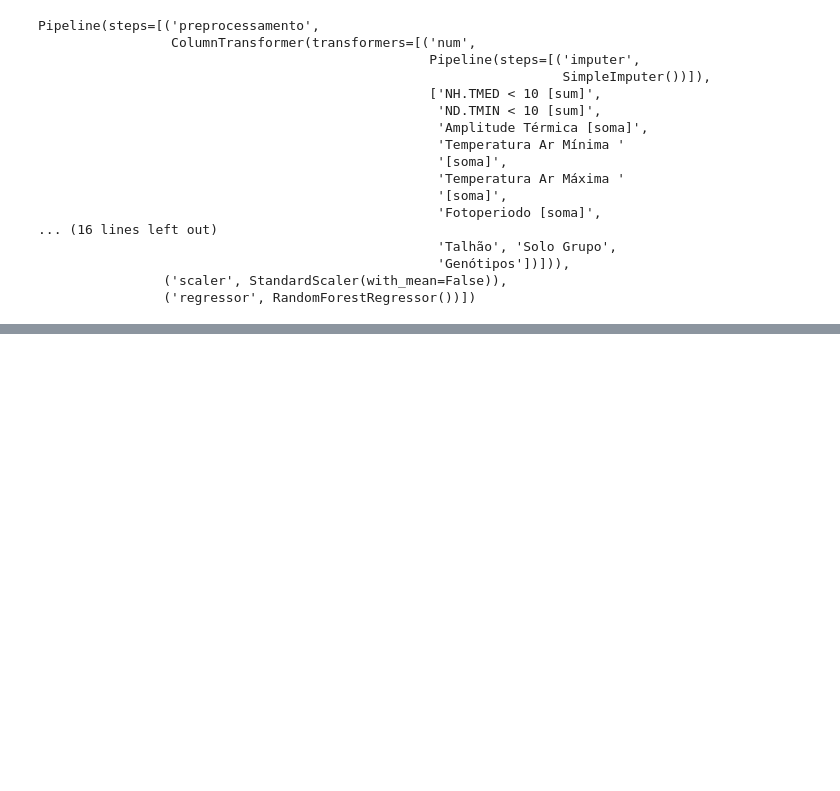
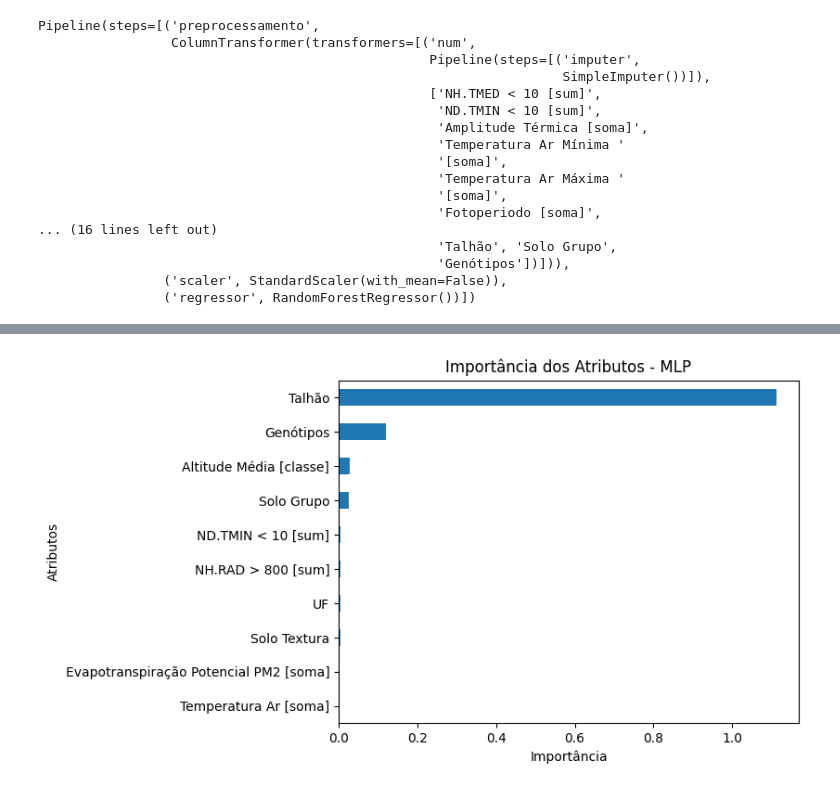
Before and after one commit to daninatan/machine-learn, a Jupyter notebook: Base_Soja_Fund_ABC/Importancia_Variaveis_ABC.ipynb, the cells around one changed output, grey strips where cells are left out. Saved outputs shown, nothing was run; the diff lists cells and outputs as text; code cells hidden in the pictures; blank space fills up the shorter version.

Commit message:
Calculating MLP and KNN attributes importance

```diff
--- a/Base_Soja_Fund_ABC/Importancia_Variaveis_ABC.ipynb
+++ b/Base_Soja_Fund_ABC/Importancia_Variaveis_ABC.ipynb
@@ -368,0 +378,4 @@ plt.show()
+# %%
+from sklearn.inspection import permutation_importance
+
+mlp_importance = permutation_importance(mlp, base_abc_X, base_abc_Y, scoring="neg_mean_squared_error")
@@ -368,0 +402,26 @@ plt.show()
+# %%
+mlp_df_importances = pd.DataFrame({
+    "feature": base_abc_X.columns,
+    "importance": mlp_importance.importances_mean
+})
+
+mlp_top_10 = (
+    mlp_df_importances
+    .sort_values(by="importance", ascending=False)
+    .head(10)
+)
+
+mlp_top_10.plot(
+    kind="barh",
+    x="feature",
+    y="importance",
+    legend=False
+)
+
+plt.gca().invert_yaxis()
+plt.title("Importância dos Atributos - MLP")
+plt.xlabel("Importância")
+plt.ylabel("Atributos")
+plt.show()
+# %% [output]
+[figure, added]
```
Also changed, not shown: parts of 8 cells of this notebook, 1 other file.
